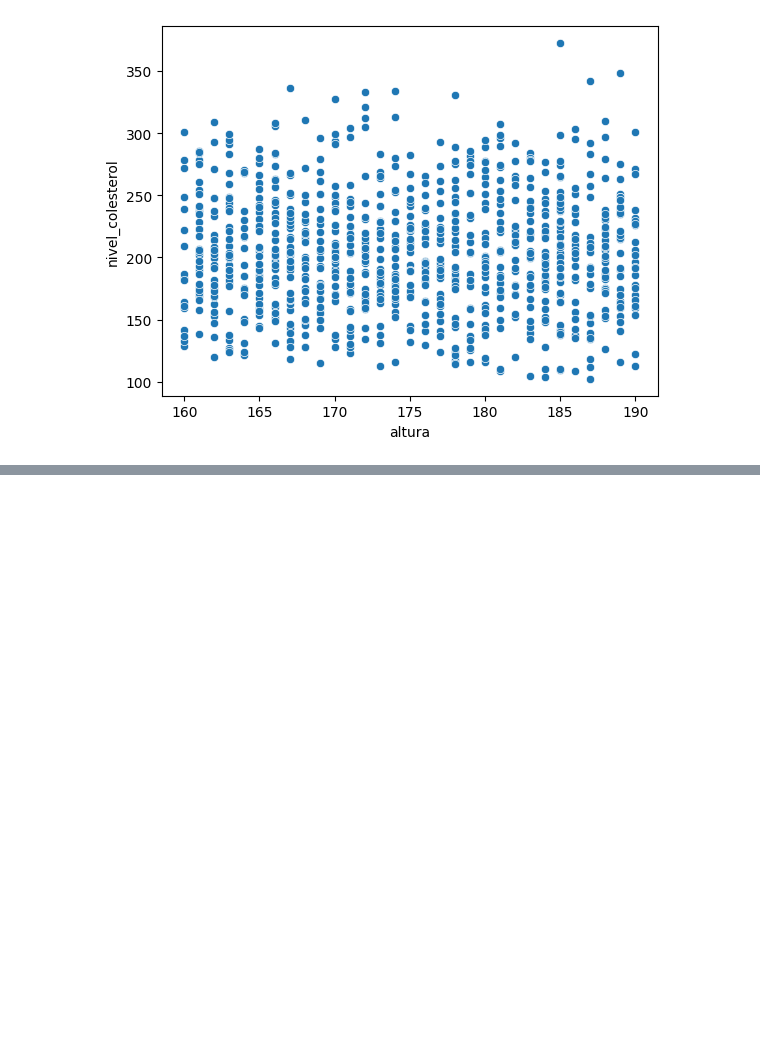
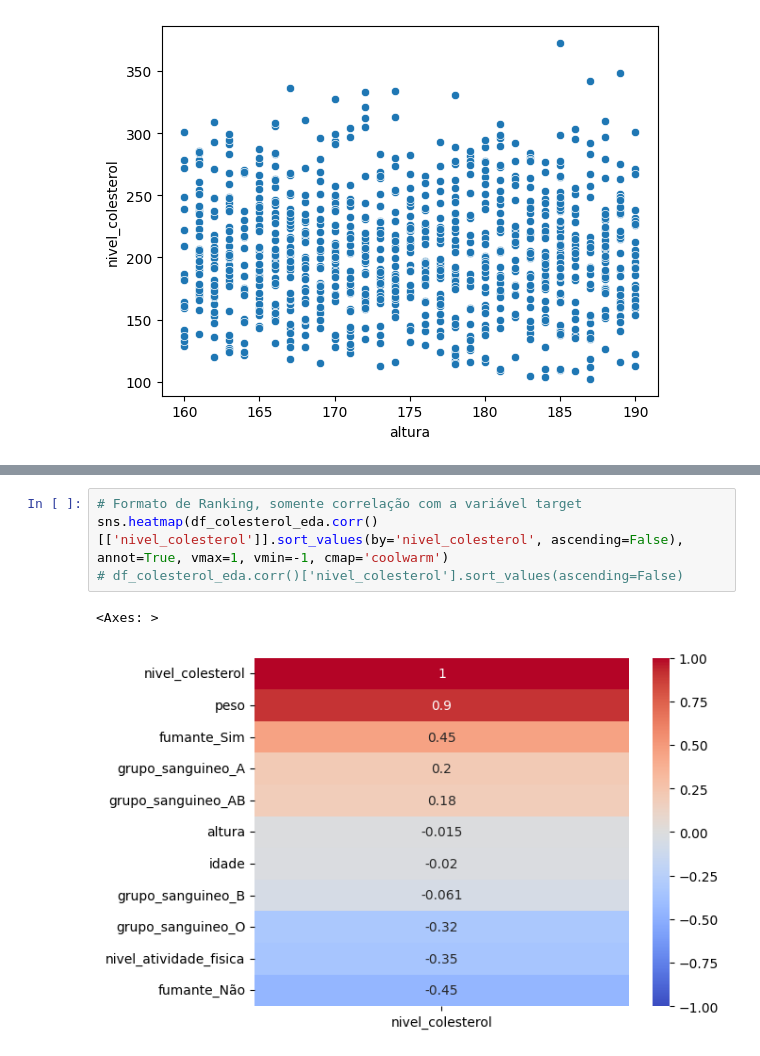
Before and after one commit to angelomedeiros/formacao-ia-regressao-linear-multipla, a Jupyter notebook: modelo_colesterol.ipynb, the cells around one changed output, grey strips where cells are left out. Drawn from its saved outputs; the diff is of its cells as text; blank space fills up the shorter version.

Commit message:
feat: Análise de Correlação

```diff
--- a/modelo_colesterol.ipynb
+++ b/modelo_colesterol.ipynb
@@ -261,0 +298,7 @@ sns.scatterplot(x='altura', y='nivel_colesterol', data=df_colesterol_eda)
+# %%
+# Formato de Ranking, somente correlação com a variável target
+sns.heatmap(df_colesterol_eda.corr()[['nivel_colesterol']].sort_values(by='nivel_colesterol', ascending=False), annot=True, vmax=1, vmin=-1, cmap='coolwarm')
+# df_colesterol_eda.corr()['nivel_colesterol'].sort_values(ascending=False)
+# %% [output]
+<Axes: >
+[figure, added]
```
Also changed, not shown: parts of 8 cells of this notebook.
